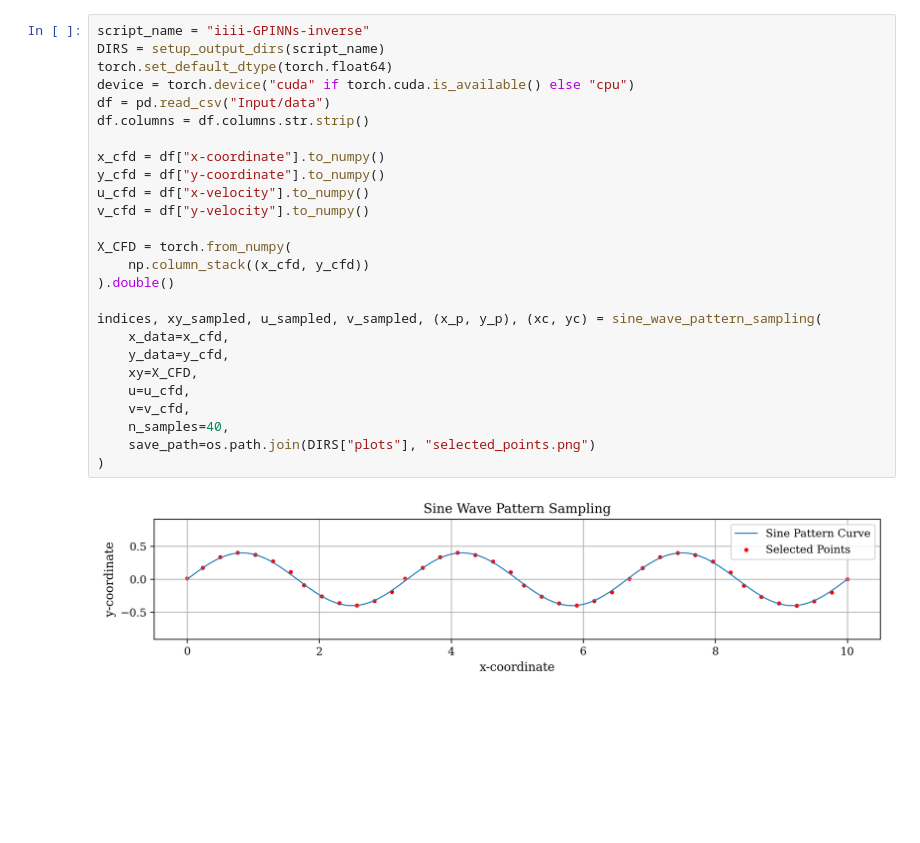
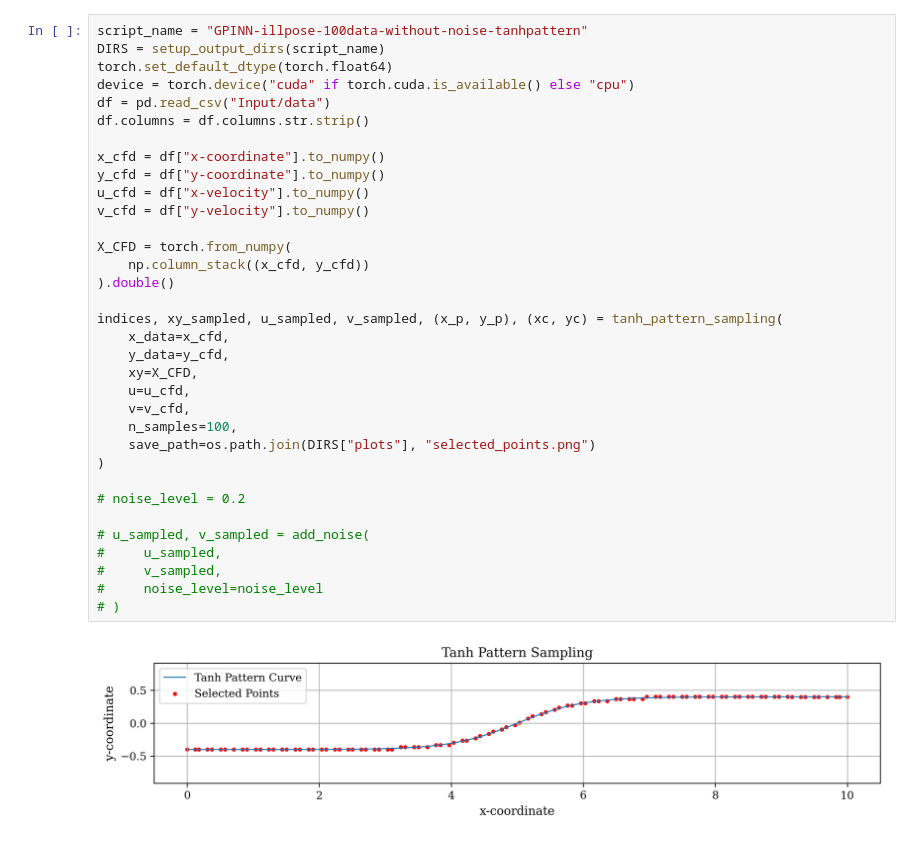
Before and after one commit to Hvf00/PI-GCNN, a Jupyter notebook: Case-2a/6-GPINNs-inverse.ipynb, the cells around one changed output. Saved outputs shown, nothing was run; the diff lists cells and outputs as text; blank space fills up the shorter version.

```diff
--- a/Case-2a/6-GPINNs-inverse.ipynb
+++ b/Case-2a/6-GPINNs-inverse.ipynb
@@ -30,31 +45,39 @@ from plot_saver import setup_output_dirs, get_next_run_number
 # %%
-script_name = "iiii-GPINNs-inverse"
+script_name = "GPINN-illpose-100data-without-noise-tanhpattern"
 DIRS = setup_output_dirs(script_name)
 torch.set_default_dtype(torch.float64)
 device = torch.device("cuda" if torch.cuda.is_available() else "cpu")
 df = pd.read_csv("Input/data")
 df.columns = df.columns.str.strip()
 
 x_cfd = df["x-coordinate"].to_numpy()
 y_cfd = df["y-coordinate"].to_numpy()
 u_cfd = df["x-velocity"].to_numpy()
 v_cfd = df["y-velocity"].to_numpy()
 
 X_CFD = torch.from_numpy(
     np.column_stack((x_cfd, y_cfd))
 ).double()
 
-indices, xy_sampled, u_sampled, v_sampled, (x_p, y_p), (xc, yc) = sine_wave_pattern_sampling(
+indices, xy_sampled, u_sampled, v_sampled, (x_p, y_p), (xc, yc) = tanh_pattern_sampling(
     x_data=x_cfd,
     y_data=y_cfd,
     xy=X_CFD,
     u=u_cfd,
     v=v_cfd,
-    n_samples=40,
+    n_samples=100,
     save_path=os.path.join(DIRS["plots"], "selected_points.png")
 )
+
+# noise_level = 0.2
+
+# u_sampled, v_sampled = add_noise(
+#     u_sampled,
+#     v_sampled,
+#     noise_level=noise_level
+# )
 # %% [output]
-[figure, old version]
+[figure, new version]
 # %%
 class Pinns:
     def __init__(self):
```
Also changed, not shown: parts of 5 cells of this notebook, 4 other files.
